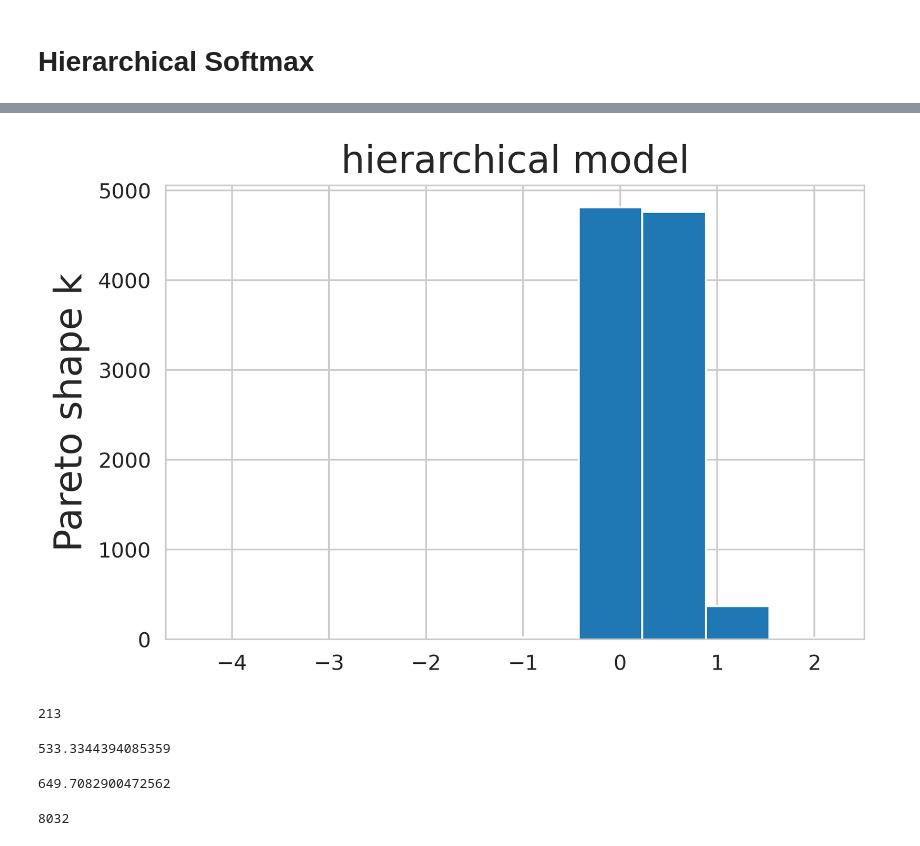
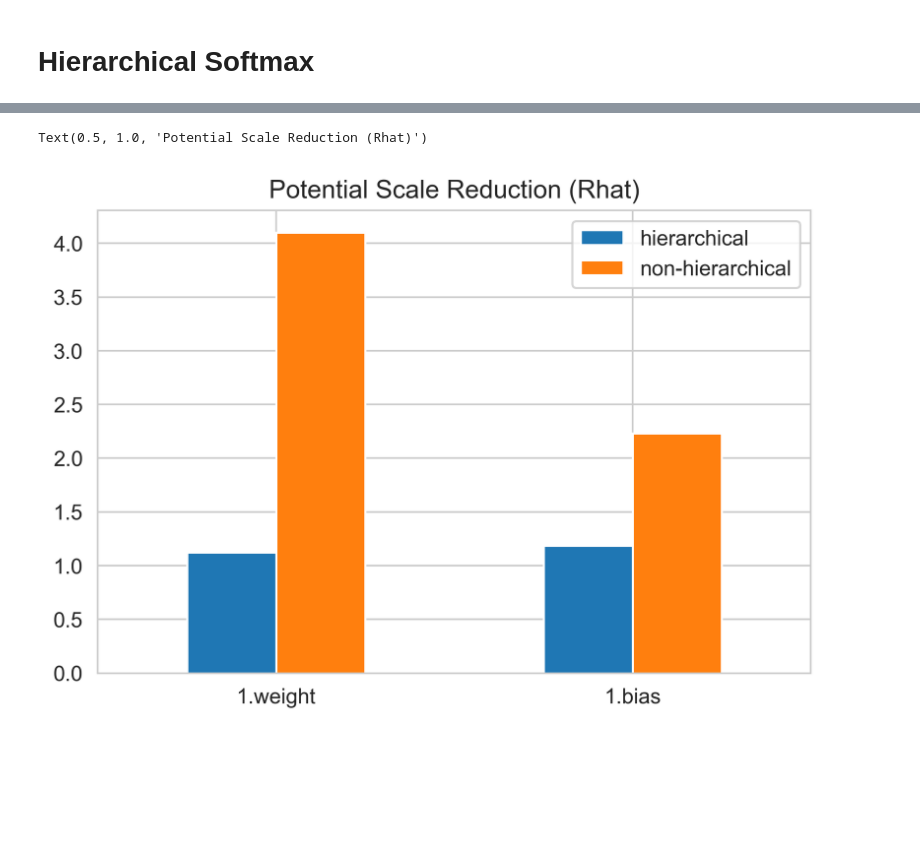
Before and after one commit to sherna90/mxprob, a Jupyter notebook: benchmarks/1.-mnist-softmax.ipynb, the cells around one changed output, grey strips where cells are left out. Cells and saved outputs as stored; diff of their text form; code cells hidden in the pictures; blank space fills up the shorter version.

```diff
--- a/benchmarks/1.-mnist-softmax.ipynb
+++ b/benchmarks/1.-mnist-softmax.ipynb
@@ -410,3 +354,5 @@ samples={var:posterior_samples[var] for var in posterior_samples.keys()}
 samples={var:np.swapaxes(samples[var],0,1) for var in model.par}
 r_hat_estimate = lambda samples : tfp.mcmc.diagnostic.potential_scale_reduction(samples, independent_chain_ndims=1,split_chains=False).numpy()
 rhat = {var:r_hat_estimate(samples[var]) for var in model.par}
+# %%
+median_rhat_hierarchical={var:np.median(rhat[var]) for var in rhat}
@@ -447,23 +402,11 @@ ks[np.isinf(ks)]=max_ks
-# %%
-plt.hist(ks)
-plt.ylabel('Pareto shape k', size=18)
-plt.title('hierarchical model', size=18)
-plt.savefig('psis_sgld_softmax_hierarchical.pdf')
-# %% [output]
-[figure, removed]
-# %%
-np.sum(ks>1)
-# %% [output]
-213
-# %%
-ks[np.logical_and(ks>0.7,ks<1)].sum()
-# %% [output]
-533.3344394085359
-# %%
-ks[np.logical_and(ks>0.5,ks<0.7)].sum()
-# %% [output]
-649.7082900472562
-# %%
-np.sum(ks<0.5)
-# %% [output]
-8032
+# %%
+hierarchical=median_rhat_hierarchical.values()
+flat=median_rhat_flat.values()
+index = median_rhat_flat.keys()
+df = pd.DataFrame({'hierarchical': hierarchical,
+                   'non-hierarchical': flat}, index=index)
+ax = df.plot.bar(rot=0)
+plt.title('Potential Scale Reduction (Rhat)')
+# %% [output]
+Text(0.5, 1.0, 'Potential Scale Reduction (Rhat)')
+[figure, added]
```
Also changed, not shown: parts of 48 cells of this notebook, 8 other files.
